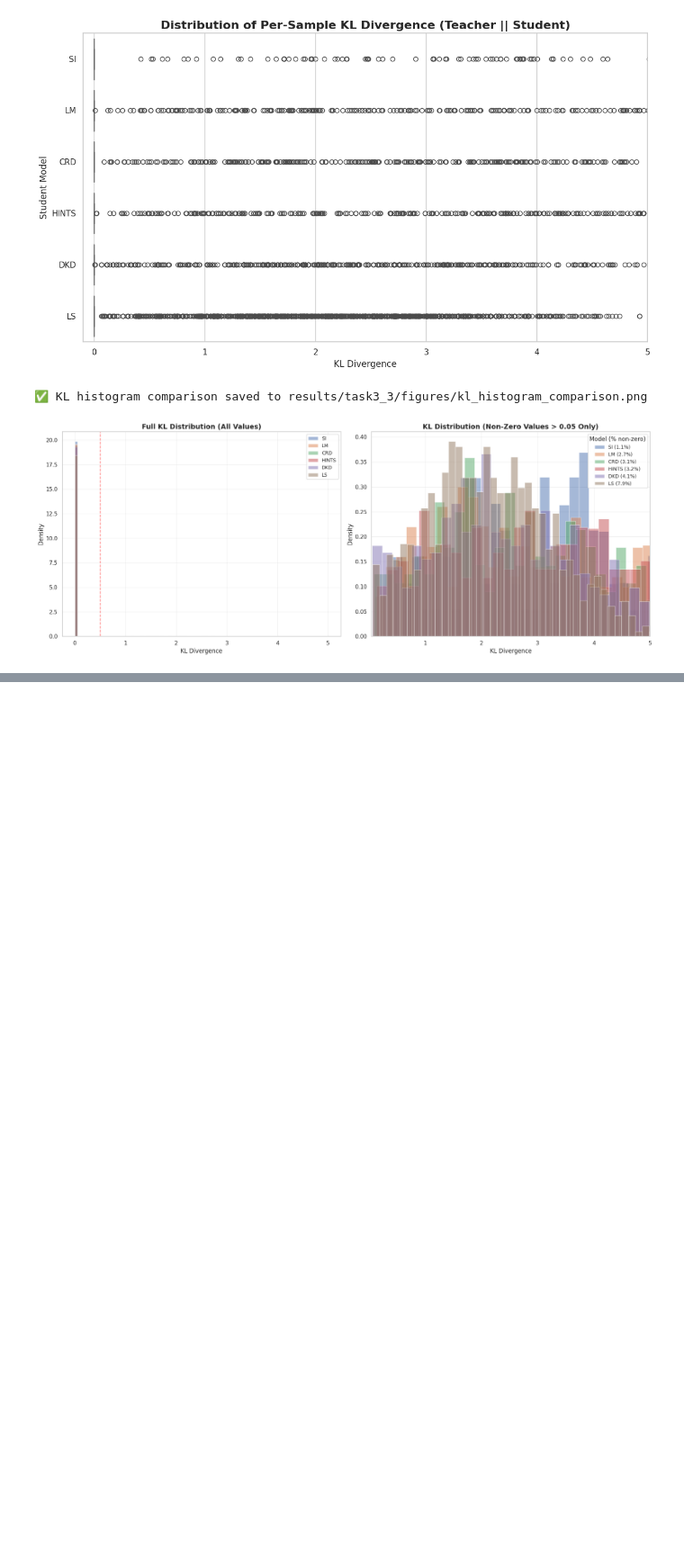
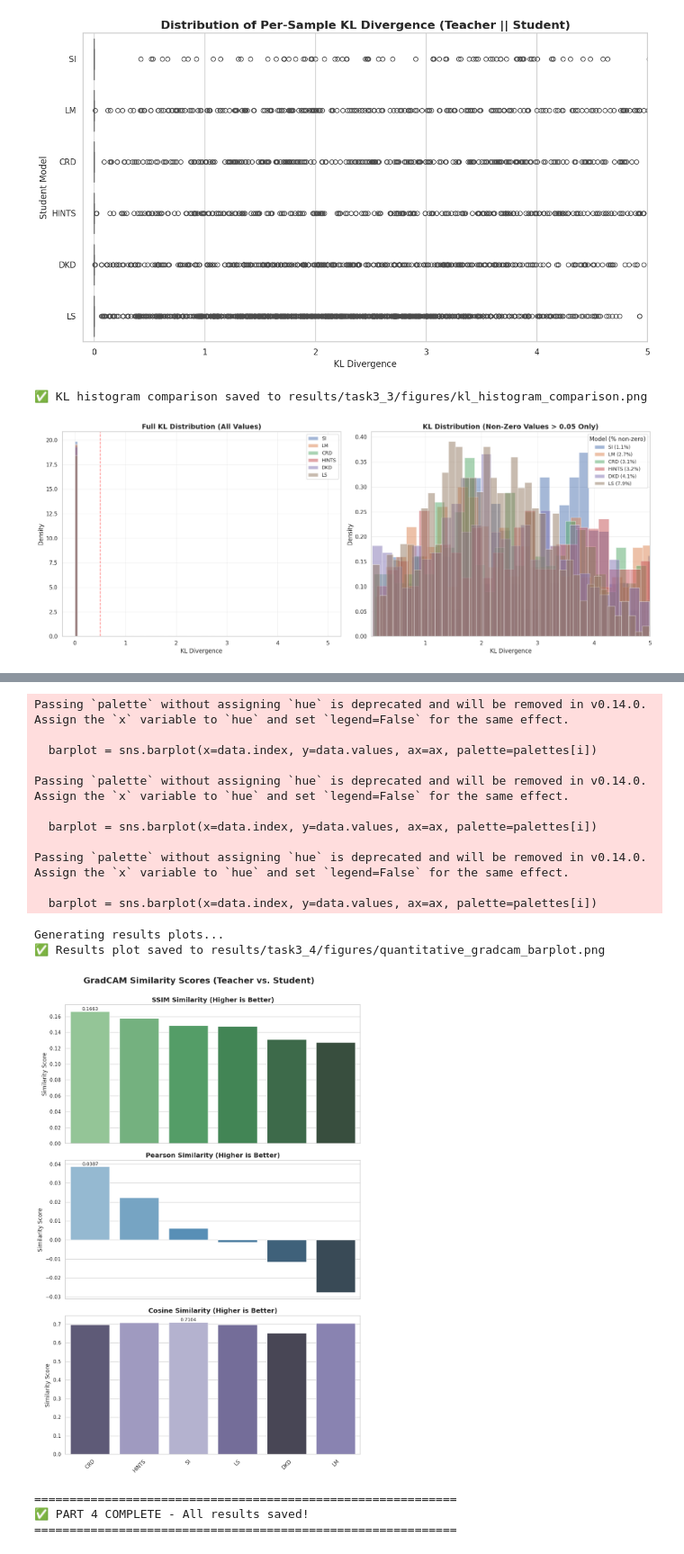
Before and after one commit to ibrahim-murtaza/ATML_PA3, a Jupyter notebook: Knowledge_Distillation/main.ipynb, the cells around one changed output, grey strips where cells are left out. Shown at 90% size. Drawn from its saved outputs; the diff is of its cells as text; code cells hidden in the pictures; blank space fills up the shorter version.

Commit message:
Done with Task 3 Part 4 i think

```diff
--- a/Knowledge_Distillation/main.ipynb
+++ b/Knowledge_Distillation/main.ipynb
@@ -2418,0 +2598,18 @@ plt.show()
+# %%
+# ============================================
+# 🖼️ Helper Function: Denormalize Image
+# ============================================
+
+def denormalize(tensor, mean, std):
+    """Denormalizes a tensor image for visualization."""
+    if tensor.dim() == 4:  # Batch of images
+        tensor = tensor[0]  # Take first image
+
+    tensor = tensor.clone().cpu().permute(1, 2, 0)
+    mean = torch.tensor(mean, dtype=torch.float32)
+    std = torch.tensor(std, dtype=torch.float32)
+    tensor = (tensor * std) + mean
+    tensor = torch.clamp(tensor, 0, 1)
+    return tensor.numpy()
+
+print("✅ Helper functions defined.")
@@ -2418,0 +2958,52 @@ plt.show()
+# %%
+# ============================================
+# 📊 Results Bar Plots
+# ============================================
+print("\nGenerating results plots...")
+sns.set_theme(style="whitegrid")
+
+fig, axes = plt.subplots(3, 1, figsize=(10, 15), sharex=True)
+fig.suptitle("GradCAM Similarity Scores (Teacher vs. Student)",
+             fontsize=18, fontweight='bold', y=1.00)
+
+metrics_to_plot = ['SSIM', 'Pearson', 'Cosine']
+palettes = ['Greens_d', 'Blues_d', 'Purples_d']
+
+for i, metric in enumerate(metrics_to_plot):
+    ax = axes[i]
+    data = summary_df[metric].sort_values(ascending=False)
+
+    barplot = sns.barplot(x=data.index, y=data.values, ax=ax, palette=palettes[i])
+    ax.set_title(f"{metric} Similarity (Higher is Better)", fontsize=14, fontweight='bold')
+    ax.set_ylabel("Similarity Score", fontsize=12)
+    ax.set_xlabel("")
+    ax.bar_label(barplot.containers[0], fmt='%.4f', fontsize=10)
+    ax.tick_params(axis='x', rotation=45)
+
+plt.tight_layout()
+plot_save_path = FIGURE_DIR_P4 / 'quantitative_gradcam_barplot.png'
+plt.savefig(plot_save_path, dpi=200, bbox_inches='tight')
+print(f"✅ Results plot saved to {plot_save_path}")
+plt.show()
+
+print("\n" + "="*60)
+print("✅ PART 4 COMPLETE - All results saved!")
+print("="*60)
+# %% [output]
+Passing `palette` without assigning `hue` is deprecated and will be removed in v0.14.0. Assign the `x` variable to `hue` and set `legend=False` for the same effect.
+
+  barplot = sns.barplot(x=data.index, y=data.values, ax=ax, palette=palettes[i])
+
+Passing `palette` without assigning `hue` is deprecated and will be removed in v0.14.0. Assign the `x` variable to `hue` and set `legend=False` for the same effect.
+
+  barplot = sns.barplot(x=data.index, y=data.values, ax=ax, palette=palettes[i])
+
+Passing `palette` without assigning `hue` is deprecated and will be removed in v0.14.0. Assign the `x` variable to `hue` and set `legend=False` for the same effect.
+
+  barplot = sns.barplot(x=data.index, y=data.values, ax=ax, palette=palettes[i])
+Generating results plots...
+✅ Results plot saved to results/task3_4/figures/quantitative_gradcam_barplot.png
+[figure, added]
+============================================================
+✅ PART 4 COMPLETE - All results saved!
+============================================================
```
Also changed, not shown: parts of 25 cells of this notebook, 4 other files.
